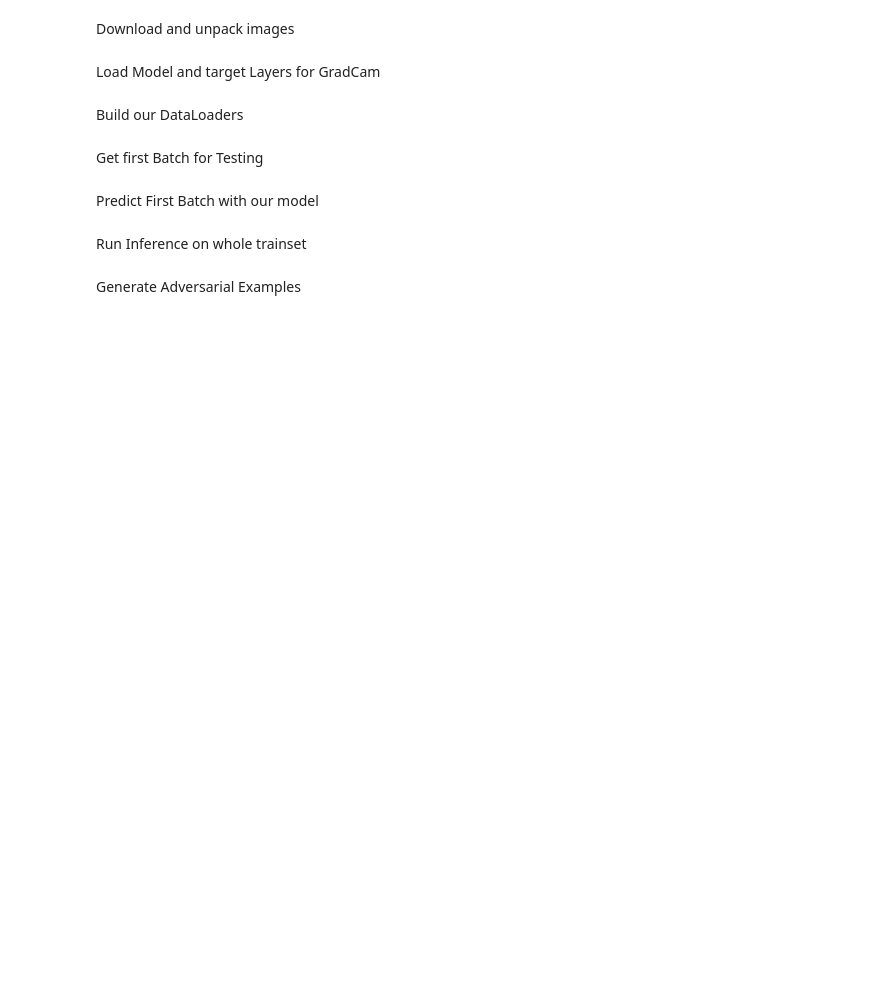
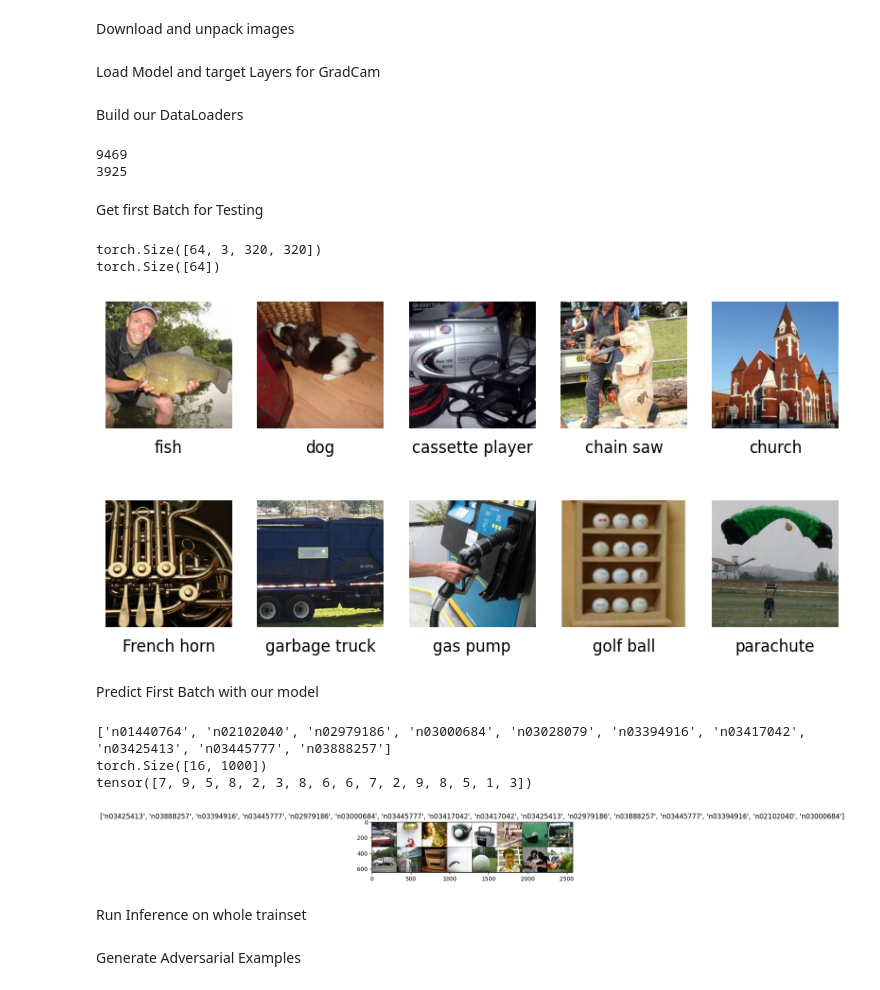
Before and after one commit to soberhofer/Invariance_based_Adversarial_Examples, a Jupyter notebook: main.ipynb, the cells around one changed output. Saved outputs shown, nothing was run; the diff lists cells and outputs as text; code cells hidden in the pictures; blank space fills up the shorter version.

```diff
--- a/main.ipynb
+++ b/main.ipynb
@@ -45,9 +53,17 @@ imagenette_labels= {
   9: "parachute"
 }
 
+# Set seeds for reproducibility
+set_seeds(42)
+
 #160 uses ~8GB RAM, 320 uses ~24GB RAM, Fullsize not tested
 size = 320
-
+bs = 16
+# ScoreCAM seems not to work with mps
+# AblationCAM is funky
+#cams = [AblationCAM]
+cams = [XGradCAM]
+#cams = [EigenCAM, EigenGradCAM, XGradCAM, GradCAM, HiResCAM, GradCAMPlusPlus]
 
 if torch.cuda.is_available():
   device = torch.device('cuda:0')
@@ -58,9 +74,3 @@ else:
   device = "cpu"
 
 print(device)
-#EigenGradCAM ScoreCAM seems not to work with mps
-# AblationCAM is funky
-cams = [XGradCAM]
-#cams = [EigenCAM, XGradCAM, GradCAM, HiResCAM, GradCAMPlusPlus]
-#cams = [EigenCAM]
-#%env
@@ -105,6 +118,12 @@ trainset = ImagenetteDataset(size, should_normalize=False)
 valset = ImagenetteDataset(size, should_normalize=False, validation=True)
 trainloader = torch.utils.data.DataLoader(trainset, batch_size = bs, shuffle = True)
 valloader = torch.utils.data.DataLoader(valset, batch_size = bs, shuffle = True)
+# %%
+print(len(trainset))
+print(len(valset))
+# %% [output]
+9469
+3925
 # %% [markdown]
 Get first Batch for Testing
 # %%
@@ -112,6 +131,29 @@ data_batch, labels_batch = next(iter(trainloader))
 print(data_batch.size())
 print(labels_batch.size())
 out = torchvision.utils.make_grid(data_batch)
+# %% [output]
+torch.Size([64, 3, 320, 320])
+torch.Size([64])
+# %%
+imgs = []
+labels=[]
+for i in range(10):
+  for img, label in zip(data_batch, labels_batch):
+    if label.item() == i:
+      labels.append(imagenette_labels[label.item()])
+      imgs.append(img.permute(1,2,0).numpy())
+      #imshow(img, denorm=False)
+      break
+
+# Plot images in a 2x5 grid with labels without axis
+fig, axs = plt.subplots(2, 5, figsize=(10, 5))
+axs = axs.flatten()
+for img, lbl, ax in zip(imgs, labels, axs):
+    ax.imshow(img)
+    ax.axis('off')
+    ax.set_title(lbl,y=-0.25)
+# %% [output]
+[figure, added]
 # %% [markdown]
 Predict First Batch with our model
 # %%
@@ -123,8 +165,15 @@ print(outputs.shape)
 preds = imagenette_outputs(outputs)
 print(labels_batch)
 #print(preds)
+# %% [output]
+['n01440764', 'n02102040', 'n02979186', 'n03000684', 'n03028079', 'n03394916', 'n03417042', 'n03425413', 'n03445777', 'n03888257']
+torch.Size([16, 1000])
+tensor([7, 9, 5, 8, 2, 3, 8, 6, 6, 7, 2, 9, 8, 5, 1, 3])
 # %%
-imshow(out, denorm=False)#, title=[class_names[x] for x in preds])
+
+imshow(out, denorm=False, title=[class_names[x] for x in preds])
+# %% [output]
+[figure, added]
 # %% [markdown]
 Run Inference on whole trainset
 # %%
```
Also changed, not shown: parts of 20 cells of this notebook, 2 other files.
